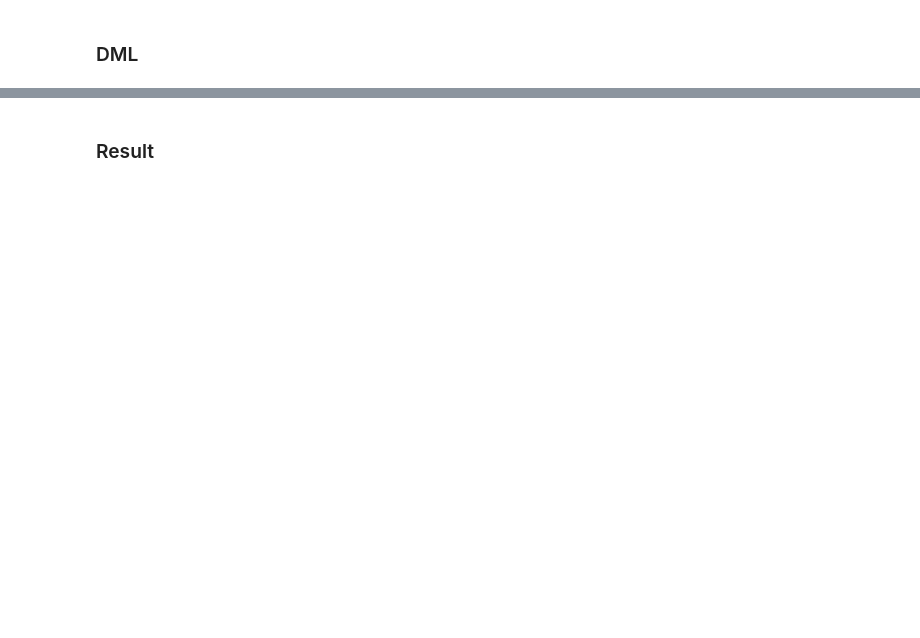
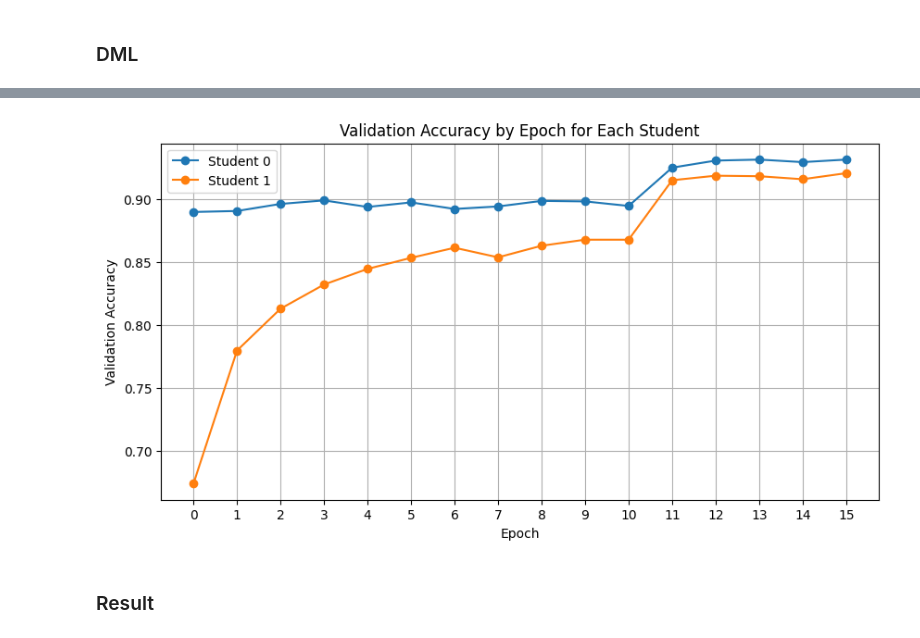
Before and after one commit to jiangqiw/DSC180B_Q2_Project, a Jupyter notebook: distill_teacher.ipynb, the cells around one changed output, grey strips where cells are left out. Drawn from its saved outputs; the diff is of its cells as text; code cells hidden in the pictures; blank space fills up the shorter version.

```diff
--- a/distill_teacher.ipynb
+++ b/distill_teacher.ipynb
@@ -1499,3 +1120,27 @@ Student 1 test accuracy at epoch 3: 0.8554
+# %%
+# Load the CSV file into a DataFrame
+df = pd.read_csv('checkpoints_student/checkpoints_student_DML/results_student.csv')
+
+# Filter data for each student
+student_0 = df[df['Student ID'] == 0]
+student_1 = df[df['Student ID'] == 1]
+
+# Convert 'Epoch' column to integers
+df['Epoch'] = df['Epoch'].astype(int)
+
+# Plotting
+plt.figure(figsize=(10, 5))
+plt.plot(student_0['Epoch'], student_0['Valid Accuracy'], label='Student 0', marker='o')
+plt.plot(student_1['Epoch'], student_1['Valid Accuracy'], label='Student 1', marker='o')
+plt.title('Validation Accuracy by Epoch for Each Student')
+plt.xlabel('Epoch')
+plt.ylabel('Validation Accuracy')
+plt.xticks(df['Epoch'].unique())  # Ensure all epochs are included in x-axis
+plt.legend()
+plt.grid(True)
+plt.show()
+# %% [output]
+[figure, added]
 # %% [markdown]
 ### Result
 # %%
```
Also changed, not shown: parts of 32 cells of this notebook, 9 other files.
